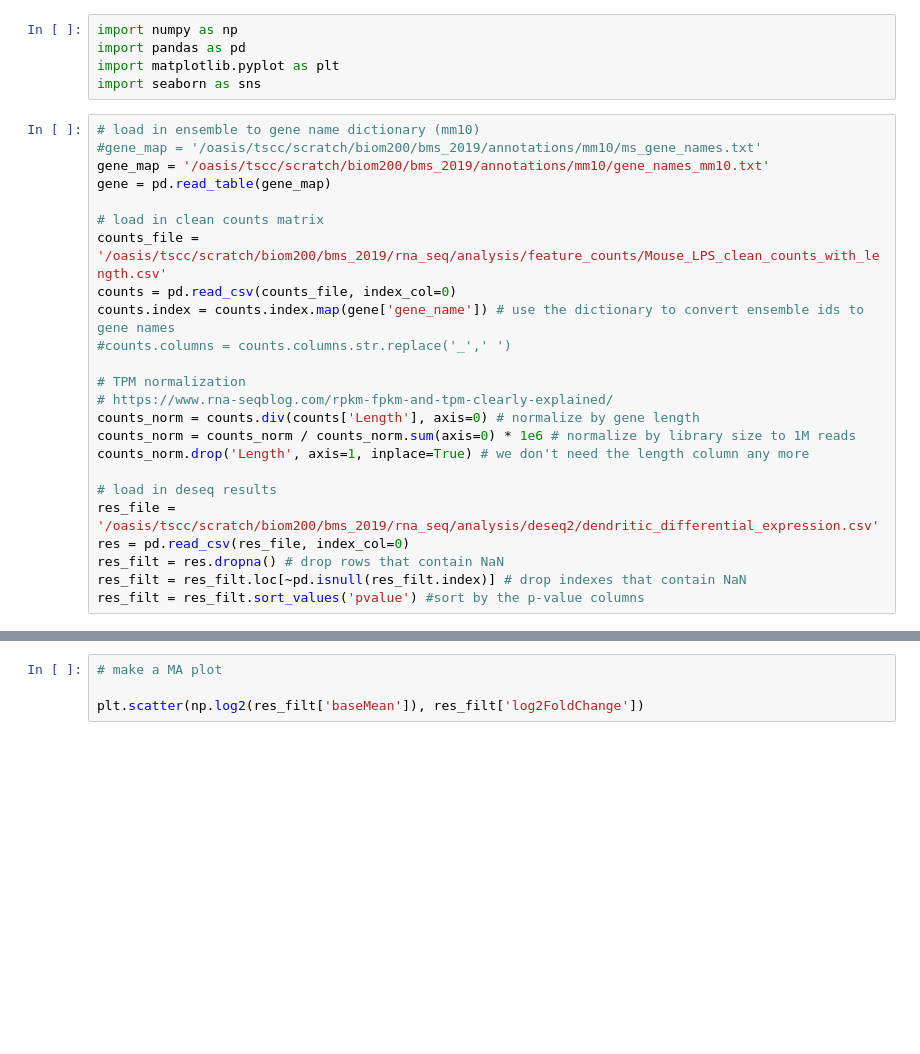
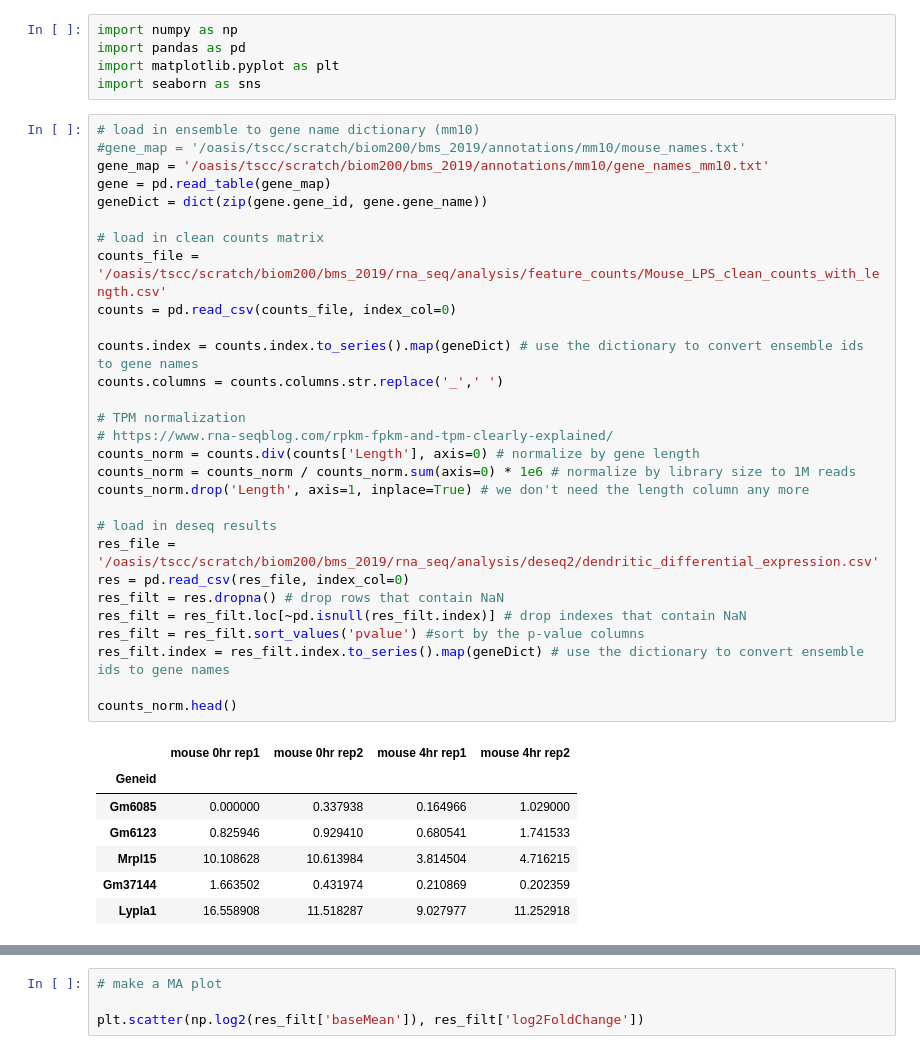
Before and after one commit to macatbu/biom200_bootcamp_2019, a Jupyter notebook: notebooks/12-Plotting_in_Python.ipynb, the cells around one changed output, grey strips where cells are left out. Drawn from its saved outputs; the diff is of its cells as text; blank space fills up the shorter version.

```diff
--- a/notebooks/12-Plotting_in_Python.ipynb
+++ b/notebooks/12-Plotting_in_Python.ipynb
@@ -5,28 +5,41 @@ import matplotlib.pyplot as plt
 import seaborn as sns
 # %%
 # load in ensemble to gene name dictionary (mm10)
-#gene_map = '/oasis/tscc/scratch/biom200/bms_2019/annotations/mm10/ms_gene_names.txt'
+#gene_map = '/oasis/tscc/scratch/biom200/bms_2019/annotations/mm10/mouse_names.txt'
 gene_map = '/oasis/tscc/scratch/biom200/bms_2019/annotations/mm10/gene_names_mm10.txt'
 gene = pd.read_table(gene_map)
+geneDict = dict(zip(gene.gene_id, gene.gene_name))
 
 # load in clean counts matrix
 counts_file = '/oasis/tscc/scratch/biom200/bms_2019/rna_seq/analysis/feature_counts/Mouse_LPS_clean_counts_with_length.csv'
 counts = pd.read_csv(counts_file, index_col=0)
-counts.index = counts.index.map(gene['gene_name']) # use the dictionary to convert ensemble ids to gene names
-#counts.columns = counts.columns.str.replace('_',' ')
+
+counts.index = counts.index.to_series().map(geneDict) # use the dictionary to convert ensemble ids to gene names
+counts.columns = counts.columns.str.replace('_',' ')
 
 # TPM normalization
 # https://www.rna-seqblog.com/rpkm-fpkm-and-tpm-clearly-explained/
 counts_norm = counts.div(counts['Length'], axis=0) # normalize by gene length
 counts_norm = counts_norm / counts_norm.sum(axis=0) * 1e6 # normalize by library size to 1M reads
 counts_norm.drop('Length', axis=1, inplace=True) # we don't need the length column any more
 
 # load in deseq results
 res_file = '/oasis/tscc/scratch/biom200/bms_2019/rna_seq/analysis/deseq2/dendritic_differential_expression.csv'
 res = pd.read_csv(res_file, index_col=0)
 res_filt = res.dropna() # drop rows that contain NaN
 res_filt = res_filt.loc[~pd.isnull(res_filt.index)] # drop indexes that contain NaN
 res_filt = res_filt.sort_values('pvalue') #sort by the p-value columns
+res_filt.index = res_filt.index.to_series().map(geneDict) # use the dictionary to convert ensemble ids to gene names
+
+counts_norm.head()
+# %% [output]
+|  | mouse 0hr rep1 | mouse 0hr rep2 | mouse 4hr rep1 | mouse 4hr rep2 |
+| Geneid |  |  |  |  |
+| Gm6085 | 0.000000 | 0.337938 | 0.164966 | 1.029000 |
+| Gm6123 | 0.825946 | 0.929410 | 0.680541 | 1.741533 |
+| Mrpl15 | 10.108628 | 10.613984 | 3.814504 | 4.716215 |
+| Gm37144 | 1.663502 | 0.431974 | 0.210869 | 0.202359 |
+| Lypla1 | 16.558908 | 11.518287 | 9.027977 | 11.252918 |
 # %%
 # basic correlation plot
 
```
Also changed, not shown: parts of 8 cells of this notebook.
